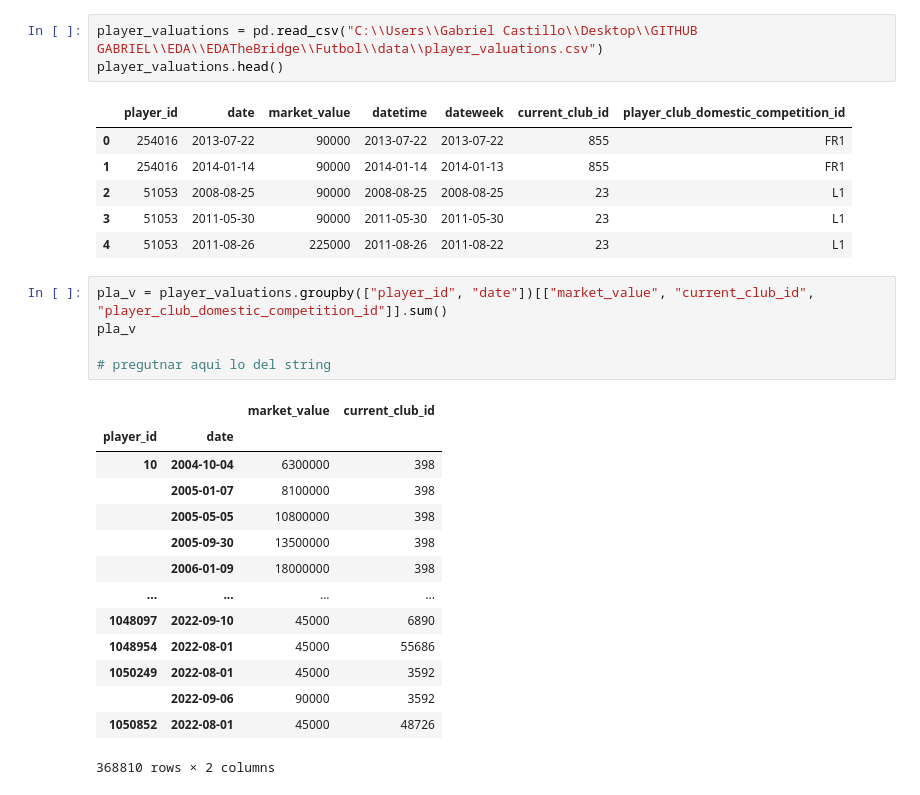
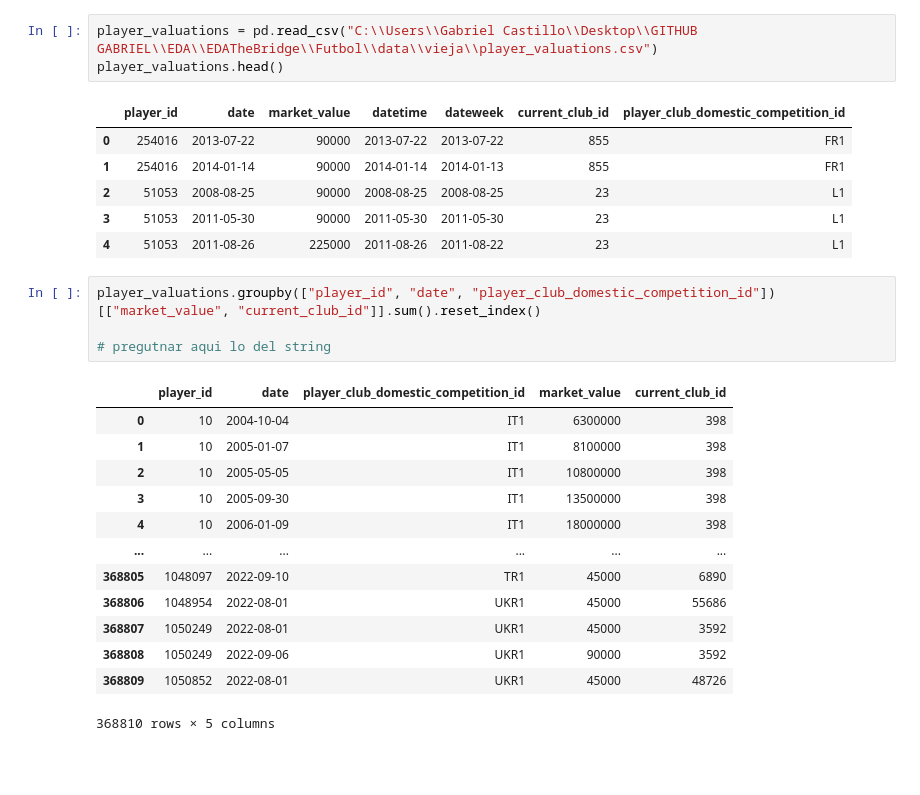
Before and after one commit to legabrielo/EDATheBridge, a Jupyter notebook: Futbol/codigos/player_valuations.ipynb, the cells around one changed output. Drawn from its saved outputs; the diff is of its cells as text; blank space fills up the shorter version.

```diff
--- a/Futbol/codigos/player_valuations.ipynb
+++ b/Futbol/codigos/player_valuations.ipynb
@@ -2,7 +4,7 @@
 import pandas as pd
 import matplotlib.pyplot as plt
 # %%
-player_valuations = pd.read_csv("C:\\Users\\Gabriel Castillo\\Desktop\\GITHUB GABRIEL\\EDA\\EDATheBridge\\Futbol\\data\\player_valuations.csv")
+player_valuations = pd.read_csv("C:\\Users\\Gabriel Castillo\\Desktop\\GITHUB GABRIEL\\EDA\\EDATheBridge\\Futbol\\data\\vieja\\player_valuations.csv")
 player_valuations.head()
 # %% [output]
 |  | player_id | date | market_value | datetime | dateweek | current_club_id | player_club_domestic_competition_id |
@@ -12,22 +14,20 @@ player_valuations.head()
 | 3 | 51053 | 2011-05-30 | 90000 | 2011-05-30 | 2011-05-30 | 23 | L1 |
 | 4 | 51053 | 2011-08-26 | 225000 | 2011-08-26 | 2011-08-22 | 23 | L1 |
 # %%
-pla_v = player_valuations.groupby(["player_id", "date"])[["market_value", "current_club_id", "player_club_domestic_competition_id"]].sum()
-pla_v
+player_valuations.groupby(["player_id", "date", "player_club_domestic_competition_id"])[["market_value", "current_club_id"]].sum().reset_index()
 
 # pregutnar aqui lo del string
 # %% [output]
-|  |  | market_value | current_club_id |
-| player_id | date |  |  |
-| 10 | 2004-10-04 | 6300000 | 398 |
-|  | 2005-01-07 | 8100000 | 398 |
-|  | 2005-05-05 | 10800000 | 398 |
-|  | 2005-09-30 | 13500000 | 398 |
-|  | 2006-01-09 | 18000000 | 398 |
-| ... | ... | ... | ... |
-| 1048097 | 2022-09-10 | 45000 | 6890 |
-| 1048954 | 2022-08-01 | 45000 | 55686 |
-| 1050249 | 2022-08-01 | 45000 | 3592 |
-|  | 2022-09-06 | 90000 | 3592 |
-| 1050852 | 2022-08-01 | 45000 | 48726 |
+|  | player_id | date | player_club_domestic_competition_id | market_value | current_club_id |
+| 0 | 10 | 2004-10-04 | IT1 | 6300000 | 398 |
+| 1 | 10 | 2005-01-07 | IT1 | 8100000 | 398 |
+| 2 | 10 | 2005-05-05 | IT1 | 10800000 | 398 |
+| 3 | 10 | 2005-09-30 | IT1 | 13500000 | 398 |
+| 4 | 10 | 2006-01-09 | IT1 | 18000000 | 398 |
+| ... | ... | ... | ... | ... | ... |
+| 368805 | 1048097 | 2022-09-10 | TR1 | 45000 | 6890 |
+| 368806 | 1048954 | 2022-08-01 | UKR1 | 45000 | 55686 |
+| 368807 | 1050249 | 2022-08-01 | UKR1 | 45000 | 3592 |
+| 368808 | 1050249 | 2022-09-06 | UKR1 | 90000 | 3592 |
+| 368809 | 1050852 | 2022-08-01 | UKR1 | 45000 | 48726 |
-368810 rows × 2 columns
+368810 rows × 5 columns
```
Also changed, not shown: parts of 4 cells of this notebook, 25 other files.
